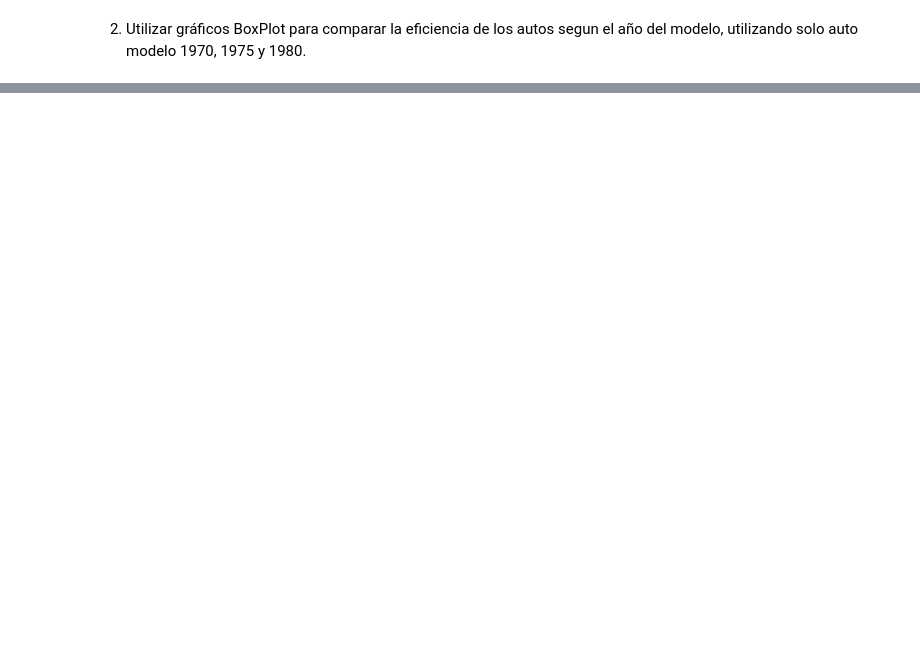
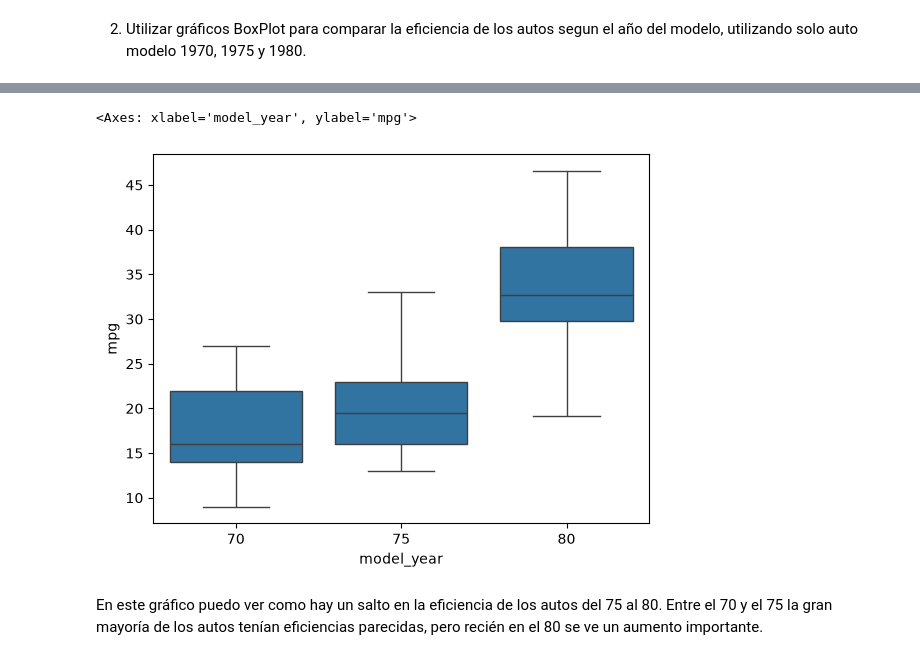
Before and after one commit to franamato/laboratorio-de-datos-1c2026, a Jupyter notebook: notebooks/ldd-clase03_04-visualizacion.ipynb, the cells around one changed output, grey strips where cells are left out. Cells and saved outputs as stored; diff of their text form; code cells hidden in the pictures; blank space fills up the shorter version.

```diff
--- a/notebooks/ldd-clase03_04-visualizacion.ipynb
+++ b/notebooks/ldd-clase03_04-visualizacion.ipynb
@@ -706,2 +728,5 @@ sns.boxplot(data = flights, x = "year", y = "passengers")
 # %% [markdown]
 2) Utilizar gráficos BoxPlot para comparar la eficiencia de los autos segun el año del modelo, utilizando solo auto modelo 1970, 1975 y 1980.
+# %%
+datos70_75_80 = mpg[mpg["model_year"].isin([70, 75, 80])]
+datos70_75_80
@@ -707,0 +747,7 @@ sns.boxplot(data = flights, x = "year", y = "passengers")
+# %%
+sns.boxplot(data = datos70_75_80, x = "model_year", y = "mpg")
+# %% [output]
+<Axes: xlabel='model_year', ylabel='mpg'>
+[figure, added]
+# %% [markdown]
+En este gráfico puedo ver como hay un salto en la eficiencia de los autos del 75 al 80. Entre el 70 y el 75 la gran mayoría de los autos tenían eficiencias parecidas, pero recién en el 80 se ve un aumento importante.
```
Also changed, not shown: parts of 6 cells of this notebook.
